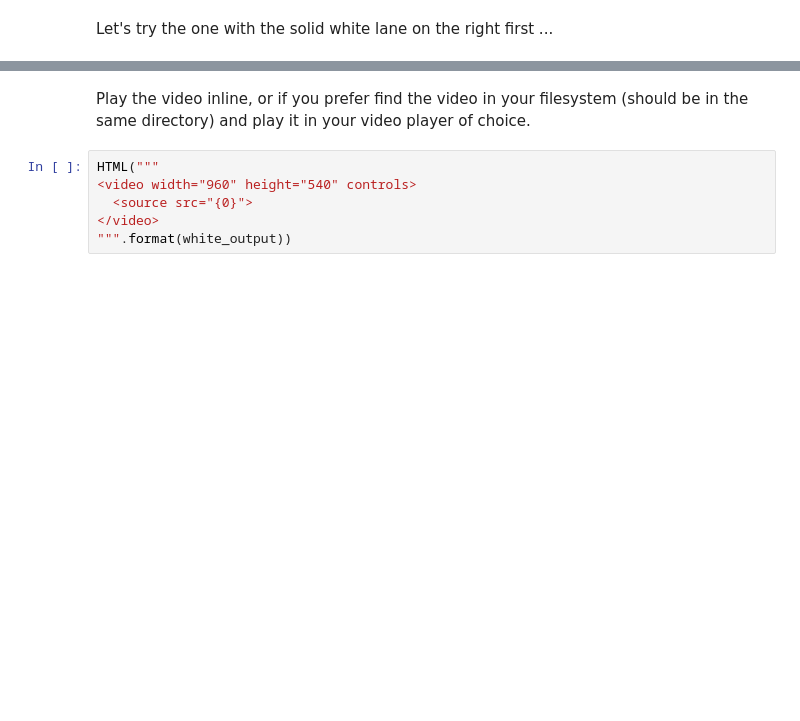
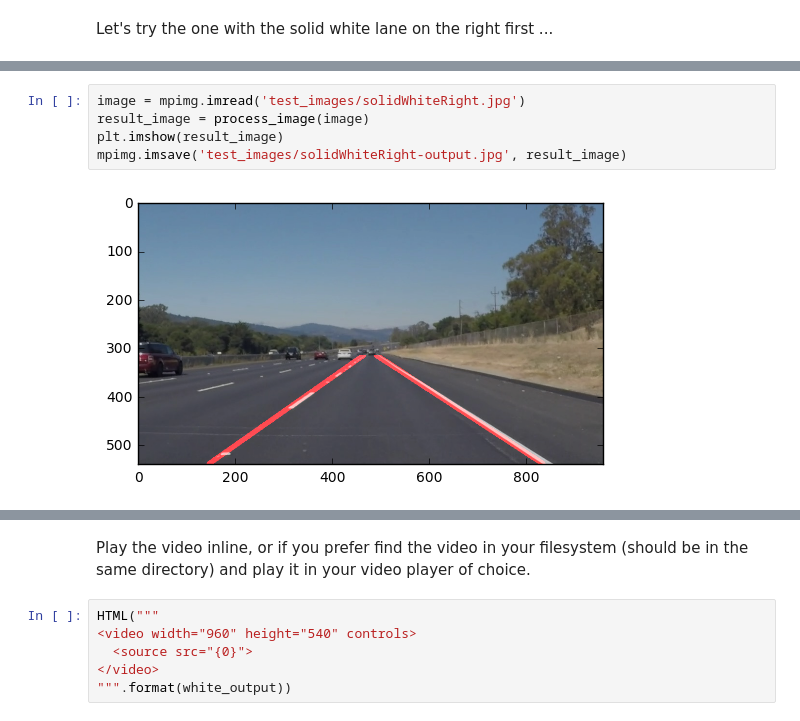
Before and after one commit to jsistla/p1-lanes, a Jupyter notebook: P1.ipynb, the cells around one changed output, grey strips where cells are left out. Drawn from its saved outputs; the diff is of its cells as text; blank space fills up the shorter version.

```diff
--- a/P1.ipynb
+++ b/P1.ipynb
@@ -257,0 +269,7 @@ Let's try the one with the solid white lane on the right first ...
+# %%
+image = mpimg.imread('test_images/solidWhiteRight.jpg')
+result_image = process_image(image)
+plt.imshow(result_image)
+mpimg.imsave('test_images/solidWhiteRight-output.jpg', result_image)
+# %% [output]
+[figure, added]
```
Also changed, not shown: parts of 19 cells of this notebook, 8 other files.
